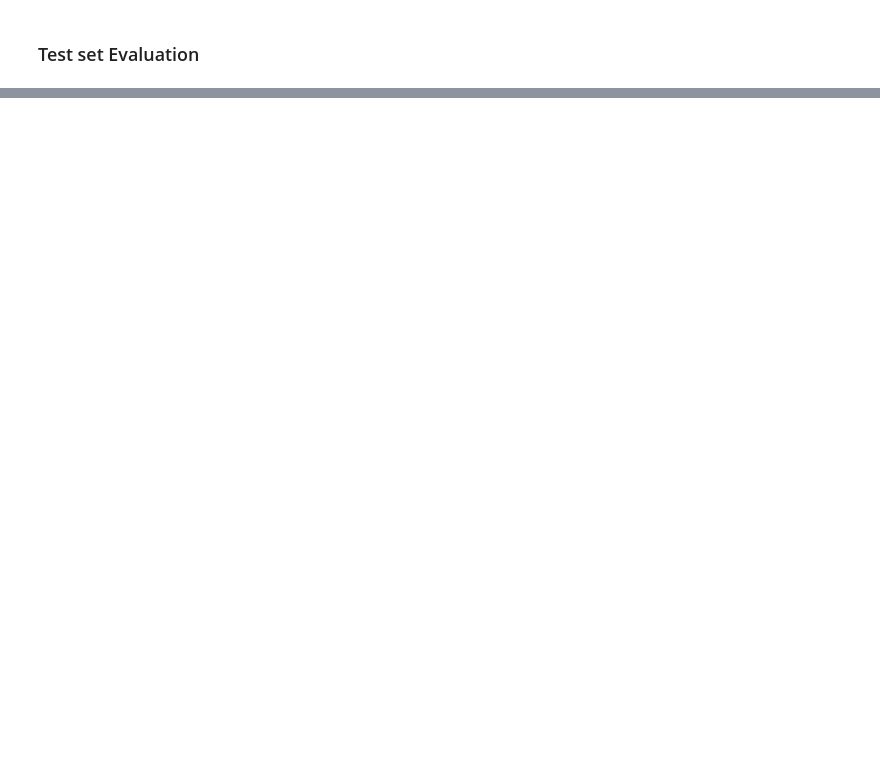
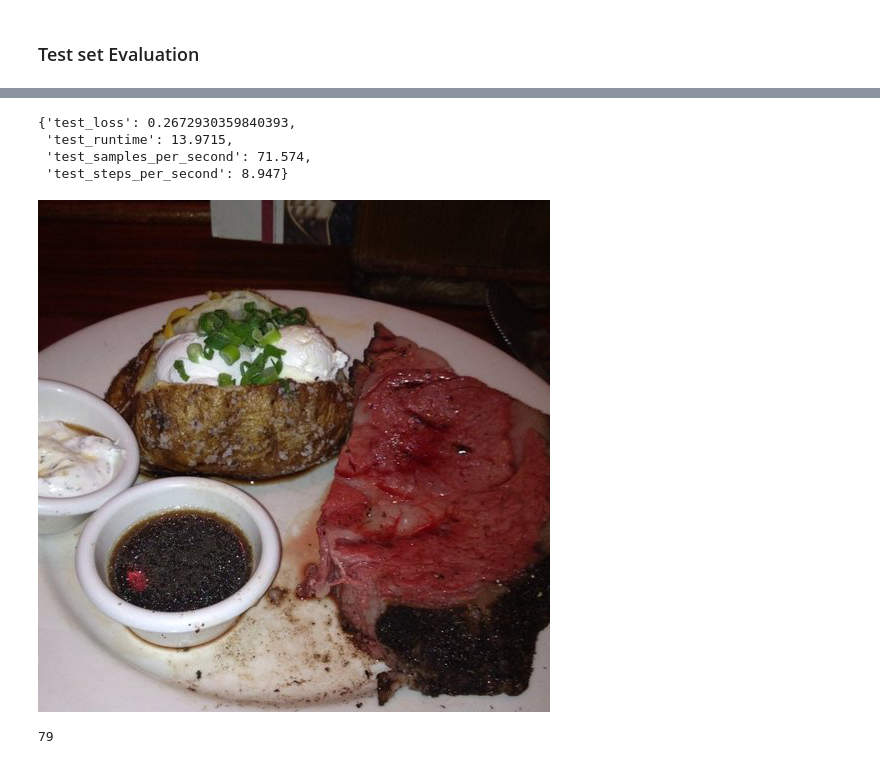
Before and after one commit to MUbarak123-56/cnn-vs-vit, a Jupyter notebook: ViT_food.ipynb, the cells around one changed output, grey strips where cells are left out. Drawn from its saved outputs; the diff is of its cells as text; code cells hidden in the pictures; blank space fills up the shorter version.

```diff
--- a/ViT_food.ipynb
+++ b/ViT_food.ipynb
@@ -228,0 +215,17 @@ ramen
+# %%
+preds_output.metrics
+# %% [output]
+{'test_loss': 0.2672930359840393,
+ 'test_runtime': 13.9715,
+ 'test_samples_per_second': 71.574,
+ 'test_steps_per_second': 8.947}
+# %%
+food_use["test"][0]["image"]
+# %% [output]
+[figure, added]
+# %%
+actual = food_use["test"][0]["label"]
+predictions = preds_output.label_ids
+actual
+# %% [output]
+79
```
Also changed, not shown: parts of 12 cells of this notebook.
